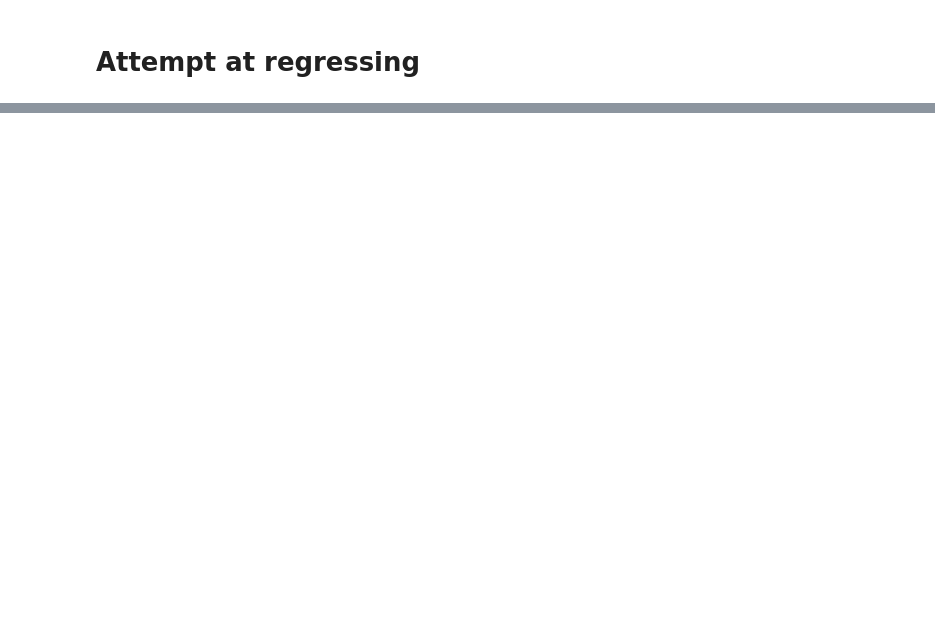
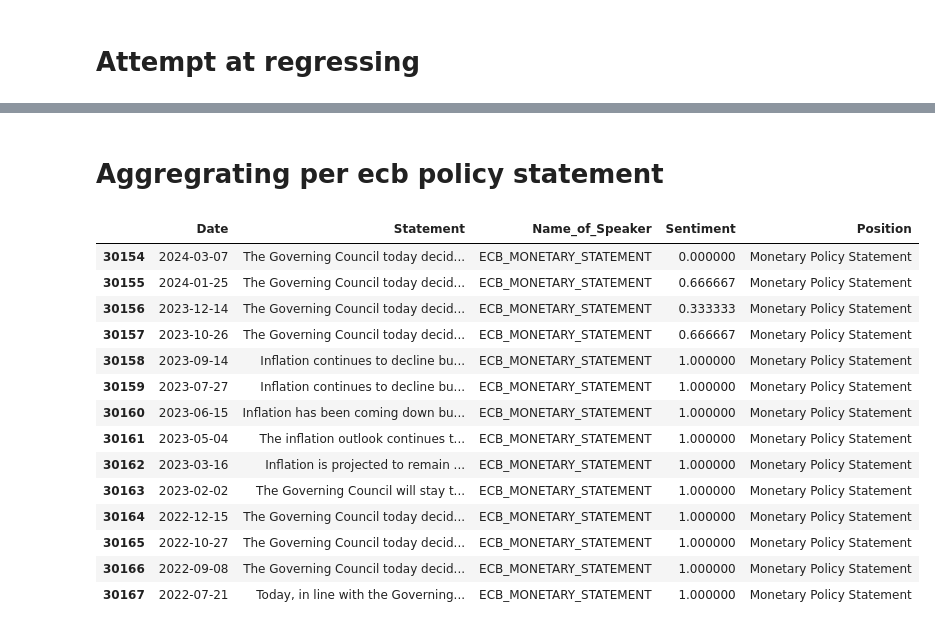
Before and after one commit to monbiote/ECB_Perceived_Cacophony, a Jupyter notebook: Rui_final_notebooks/index.ipynb, the cells around one changed output, grey strips where cells are left out. Cells and saved outputs as stored; diff of their text form; code cells hidden in the pictures; blank space fills up the shorter version.

```diff
--- a/Rui_final_notebooks/index.ipynb
+++ b/Rui_final_notebooks/index.ipynb
@@ -40,3 +33,5 @@ df_index
+# %%
+df_index.reset_index(drop=True, inplace=True)
 # %% [markdown]
 # Average per Speaker, per month.
 # %%
@@ -135,0 +141,21 @@ ValueError: The indices for endog and exog are not aligned
+# %% [markdown]
+# Aggregrating per ecb policy statement
+# %%
+filtered_df = df_index[df_index['Position'] == 'Monetary Policy Statement']
+filtered_df
+# %% [output]
+|  | Date | Statement | Name_of_Speaker | Sentiment | Position |
+| 30154 | 2024-03-07 | The Governing Council today decid... | ECB_MONETARY_STATEMENT | 0.000000 | Monetary Policy Statement |
+| 30155 | 2024-01-25 | The Governing Council today decid... | ECB_MONETARY_STATEMENT | 0.666667 | Monetary Policy Statement |
+| 30156 | 2023-12-14 | The Governing Council today decid... | ECB_MONETARY_STATEMENT | 0.333333 | Monetary Policy Statement |
+| 30157 | 2023-10-26 | The Governing Council today decid... | ECB_MONETARY_STATEMENT | 0.666667 | Monetary Policy Statement |
+| 30158 | 2023-09-14 | Inflation continues to decline bu... | ECB_MONETARY_STATEMENT | 1.000000 | Monetary Policy Statement |
+| 30159 | 2023-07-27 | Inflation continues to decline bu... | ECB_MONETARY_STATEMENT | 1.000000 | Monetary Policy Statement |
+| 30160 | 2023-06-15 | Inflation has been coming down bu... | ECB_MONETARY_STATEMENT | 1.000000 | Monetary Policy Statement |
+| 30161 | 2023-05-04 | The inflation outlook continues t... | ECB_MONETARY_STATEMENT | 1.000000 | Monetary Policy Statement |
+| 30162 | 2023-03-16 | Inflation is projected to remain ... | ECB_MONETARY_STATEMENT | 1.000000 | Monetary Policy Statement |
+| 30163 | 2023-02-02 | The Governing Council will stay t... | ECB_MONETARY_STATEMENT | 1.000000 | Monetary Policy Statement |
+| 30164 | 2022-12-15 | The Governing Council today decid... | ECB_MONETARY_STATEMENT | 1.000000 | Monetary Policy Statement |
+| 30165 | 2022-10-27 | The Governing Council today decid... | ECB_MONETARY_STATEMENT | 1.000000 | Monetary Policy Statement |
+| 30166 | 2022-09-08 | The Governing Council today decid... | ECB_MONETARY_STATEMENT | 1.000000 | Monetary Policy Statement |
+| 30167 | 2022-07-21 | Today, in line with the Governing... | ECB_MONETARY_STATEMENT | 1.000000 | Monetary Policy Statement |
```
Also changed, not shown: parts of 13 cells of this notebook, 2 other files.
